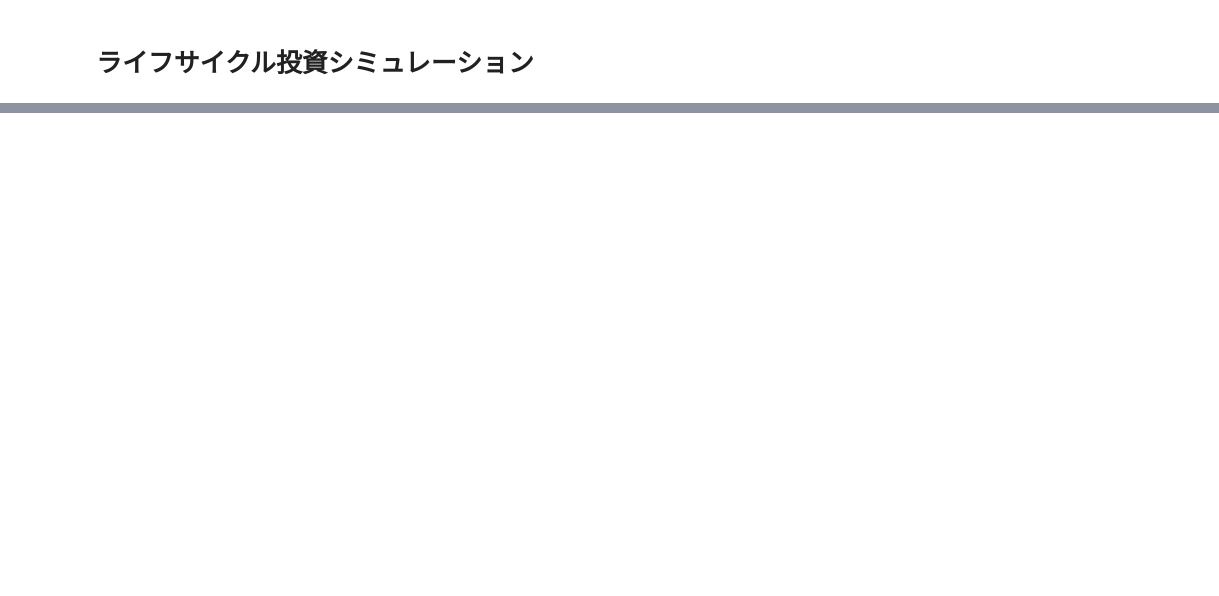
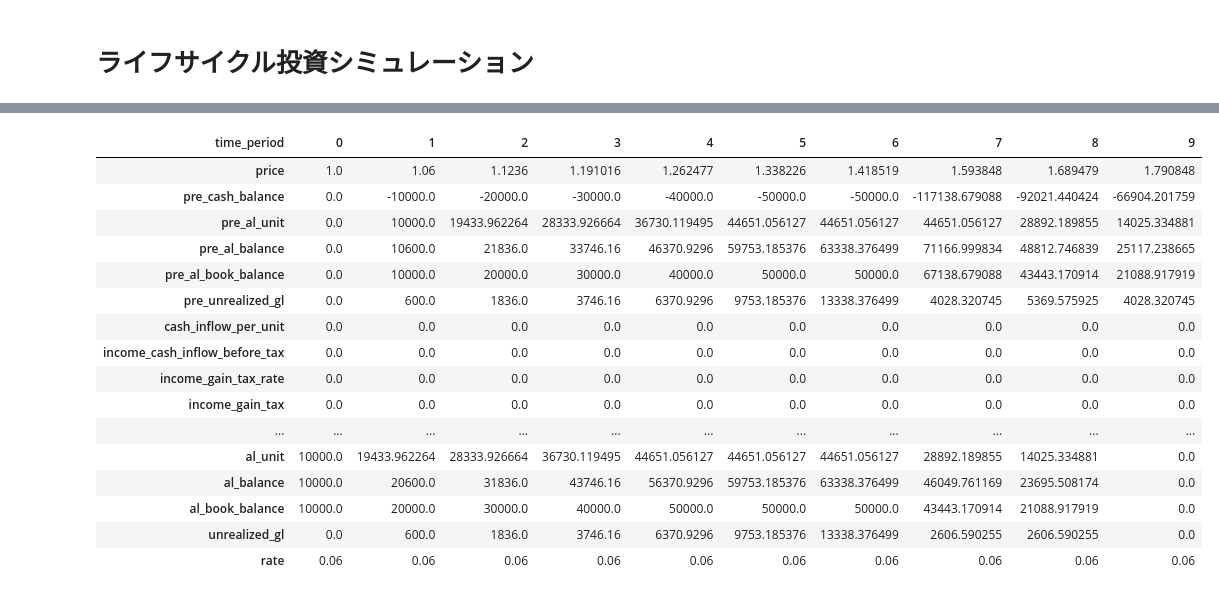
Before and after one commit to well-living/FPy, a Jupyter notebook: examples/s04_lifecycle_investment.ipynb, the cells around one changed output, grey strips where cells are left out. Cells and saved outputs as stored; diff of their text form; code cells hidden in the pictures; blank space fills up the shorter version.

```diff
--- a/examples/s04_lifecycle_investment.ipynb
+++ b/examples/s04_lifecycle_investment.ipynb
@@ -61,16 +115,34 @@ results.T
 # %%
-simulator = LifecycleInvestmentSimulator(
+simulator = LifecycleInvestSimulator(
     contribution_amount=10000,
     rate=0.06,  # 6% annual return
 
     # Time-point-based specification
     accumulation_end_period=5,      # Accumulation ends at period 30
     decumulation_start_period=7,    # Decumulation starts at period 40 (10-year hold)
     simulation_end_period=10,        # Simulation ends at period 60 (20-year decumulation)
 )
 
 results = simulator.simulate()
 results.T
+# %% [output]
+| time_period | 0 | 1 | 2 | 3 | 4 | 5 | 6 | 7 | 8 | 9 |
+| price | 1.0 | 1.06 | 1.1236 | 1.191016 | 1.262477 | 1.338226 | 1.418519 | 1.593848 | 1.689479 | 1.790848 |
+| pre_cash_balance | 0.0 | -10000.0 | -20000.0 | -30000.0 | -40000.0 | -50000.0 | -50000.0 | -117138.679088 | -92021.440424 | -66904.201759 |
+| pre_al_unit | 0.0 | 10000.0 | 19433.962264 | 28333.926664 | 36730.119495 | 44651.056127 | 44651.056127 | 44651.056127 | 28892.189855 | 14025.334881 |
+| pre_al_balance | 0.0 | 10600.0 | 21836.0 | 33746.16 | 46370.9296 | 59753.185376 | 63338.376499 | 71166.999834 | 48812.746839 | 25117.238665 |
+| pre_al_book_balance | 0.0 | 10000.0 | 20000.0 | 30000.0 | 40000.0 | 50000.0 | 50000.0 | 67138.679088 | 43443.170914 | 21088.917919 |
+| pre_unrealized_gl | 0.0 | 600.0 | 1836.0 | 3746.16 | 6370.9296 | 9753.185376 | 13338.376499 | 4028.320745 | 5369.575925 | 4028.320745 |
+| cash_inflow_per_unit | 0.0 | 0.0 | 0.0 | 0.0 | 0.0 | 0.0 | 0.0 | 0.0 | 0.0 | 0.0 |
+| income_cash_inflow_before_tax | 0.0 | 0.0 | 0.0 | 0.0 | 0.0 | 0.0 | 0.0 | 0.0 | 0.0 | 0.0 |
+| income_gain_tax_rate | 0.0 | 0.0 | 0.0 | 0.0 | 0.0 | 0.0 | 0.0 | 0.0 | 0.0 | 0.0 |
+| income_gain_tax | 0.0 | 0.0 | 0.0 | 0.0 | 0.0 | 0.0 | 0.0 | 0.0 | 0.0 | 0.0 |
+| ... | ... | ... | ... | ... | ... | ... | ... | ... | ... | ... |
+| al_unit | 10000.0 | 19433.962264 | 28333.926664 | 36730.119495 | 44651.056127 | 44651.056127 | 44651.056127 | 28892.189855 | 14025.334881 | 0.0 |
+| al_balance | 10000.0 | 20600.0 | 31836.0 | 43746.16 | 56370.9296 | 59753.185376 | 63338.376499 | 46049.761169 | 23695.508174 | 0.0 |
+| al_book_balance | 10000.0 | 20000.0 | 30000.0 | 40000.0 | 50000.0 | 50000.0 | 50000.0 | 43443.170914 | 21088.917919 | 0.0 |
+| unrealized_gl | 0.0 | 600.0 | 1836.0 | 3746.16 | 6370.9296 | 9753.185376 | 13338.376499 | 2606.590255 | 2606.590255 | 0.0 |
+| rate | 0.06 | 0.06 | 0.06 | 0.06 | 0.06 | 0.06 | 0.06 | 0.06 | 0.06 | 0.06 |
 # %%
 # 5 total periods: 2 accumulation + 1 hold + 2 decumulation
 rate_schedule = [0.08, 0.06, 0.04, 0.03, 0.02]  # Declining rates over time
```
Also changed, not shown: parts of 10 cells of this notebook, 2 other files.
